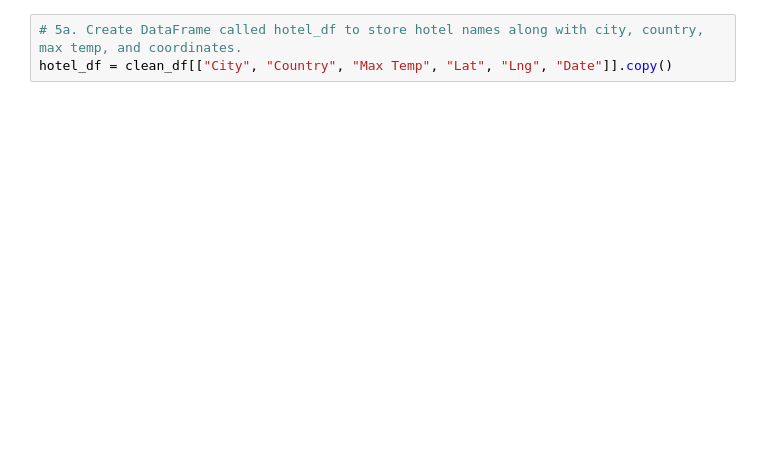
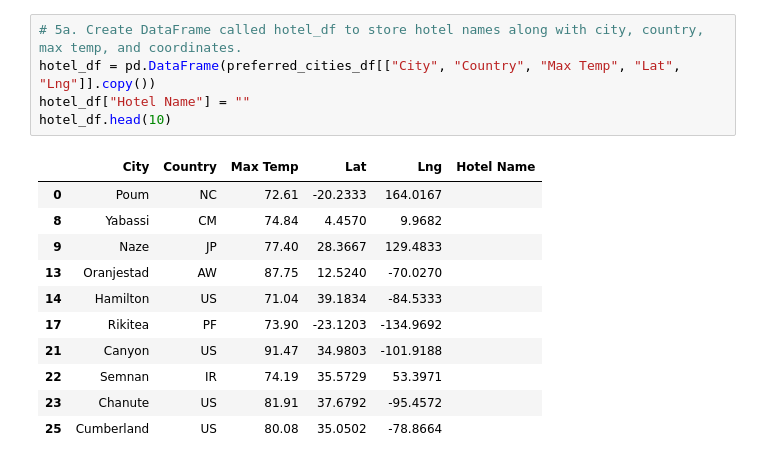
Before and after one commit to Liza904913/World_Weather_Analysis, a Jupyter notebook: Weather_Database.ipynb, the cells around one changed output. Cells and saved outputs as stored; diff of their text form; blank space fills up the shorter version.

```diff
--- a/Weather_Database.ipynb
+++ b/Weather_Database.ipynb
@@ -44,3 +85,17 @@ clean_df
 # %%
 # 5a. Create DataFrame called hotel_df to store hotel names along with city, country, max temp, and coordinates.
-hotel_df = clean_df[["City", "Country", "Max Temp", "Lat", "Lng", "Date"]].copy()
+hotel_df = pd.DataFrame(preferred_cities_df[["City", "Country", "Max Temp", "Lat", "Lng"]].copy())
+hotel_df["Hotel Name"] = ""
+hotel_df.head(10)
+# %% [output]
+|  | City | Country | Max Temp | Lat | Lng | Hotel Name |
+| 0 | Poum | NC | 72.61 | -20.2333 | 164.0167 |  |
+| 8 | Yabassi | CM | 74.84 | 4.4570 | 9.9682 |  |
+| 9 | Naze | JP | 77.40 | 28.3667 | 129.4833 |  |
+| 13 | Oranjestad | AW | 87.75 | 12.5240 | -70.0270 |  |
+| 14 | Hamilton | US | 71.04 | 39.1834 | -84.5333 |  |
+| 17 | Rikitea | PF | 73.90 | -23.1203 | -134.9692 |  |
+| 21 | Canyon | US | 91.47 | 34.9803 | -101.9188 |  |
+| 22 | Semnan | IR | 74.19 | 35.5729 | 53.3971 |  |
+| 23 | Chanute | US | 81.91 | 37.6792 | -95.4572 |  |
+| 25 | Cumberland | US | 80.08 | 35.0502 | -78.8664 |  |
```
Also changed, not shown: parts of 21 cells of this notebook, 5 other files.
